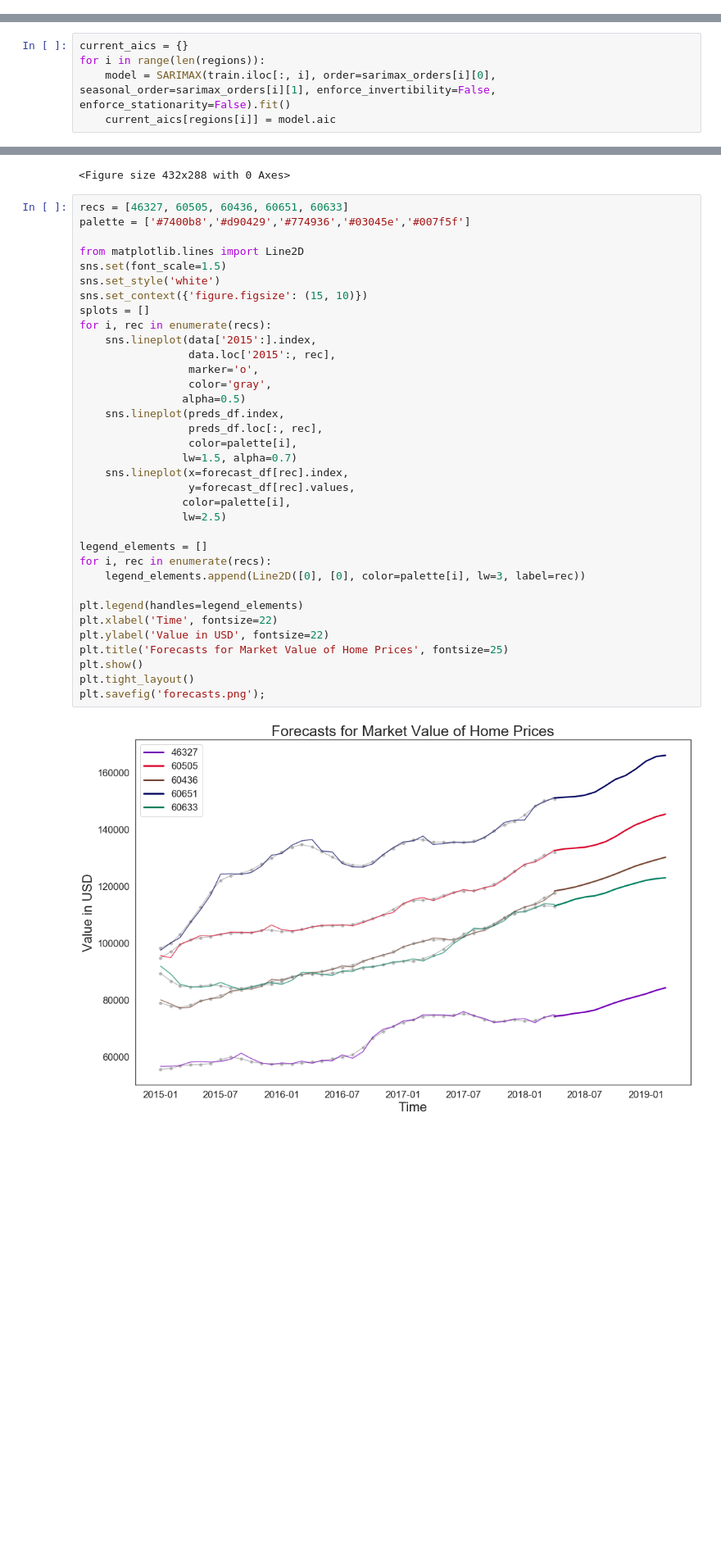
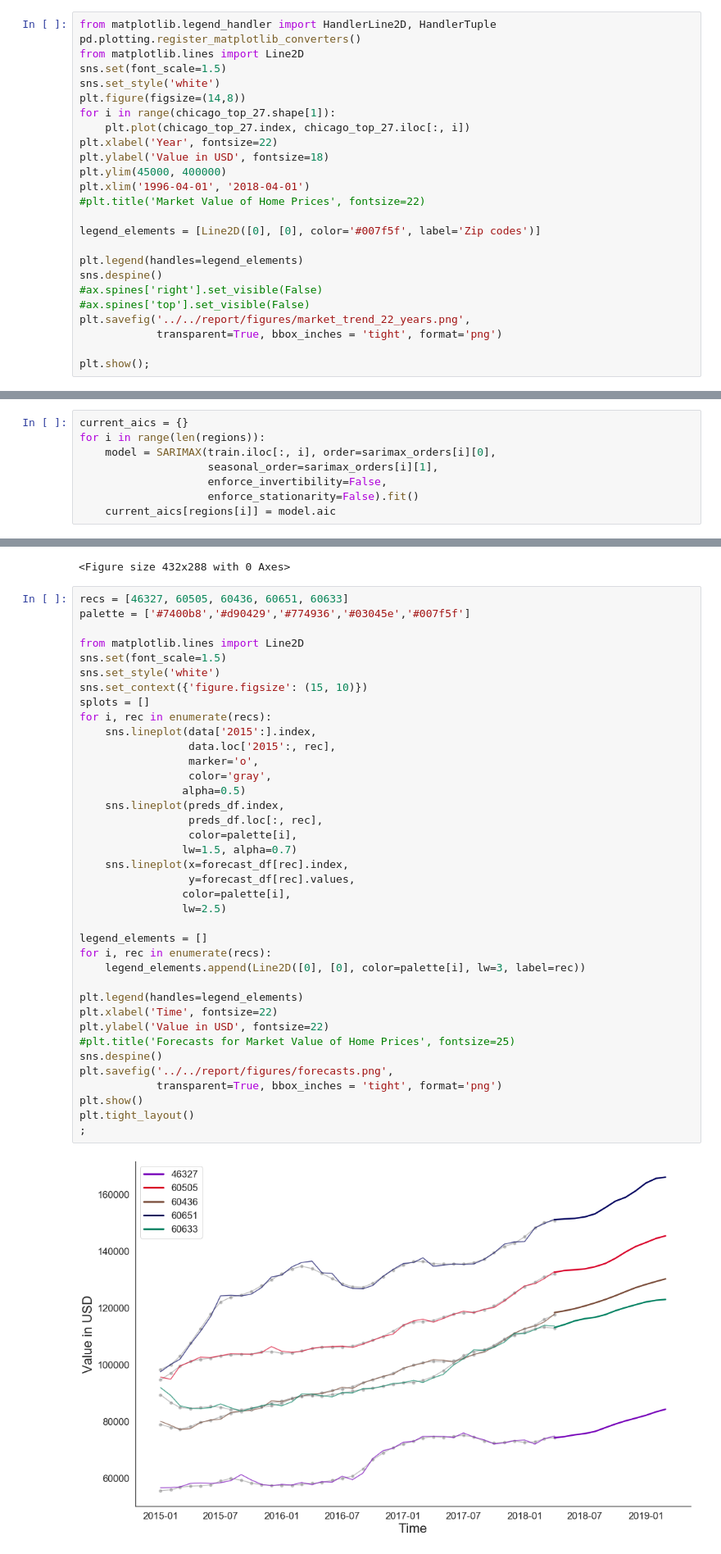
Before and after one commit to mattcarr17/time_series_project, a Jupyter notebook: notebooks/exploratory/04_ll_models.ipynb, the cells around one changed output, grey strips where cells are left out. Shown at 82% size. Saved outputs shown, nothing was run; the diff lists cells and outputs as text; blank space fills up the shorter version.

```diff
--- a/notebooks/exploratory/04_ll_models.ipynb
+++ b/notebooks/exploratory/04_ll_models.ipynb
@@ -93,0 +96,25 @@ for region in regions:
+# %%
+from matplotlib.legend_handler import HandlerLine2D, HandlerTuple
+pd.plotting.register_matplotlib_converters()
+from matplotlib.lines import Line2D
+sns.set(font_scale=1.5)
+sns.set_style('white')
+plt.figure(figsize=(14,8))
+for i in range(chicago_top_27.shape[1]):
+    plt.plot(chicago_top_27.index, chicago_top_27.iloc[:, i])
+plt.xlabel('Year', fontsize=22)
+plt.ylabel('Value in USD', fontsize=18)
+plt.ylim(45000, 400000)
+plt.xlim('1996-04-01', '2018-04-01')
+#plt.title('Market Value of Home Prices', fontsize=22)
+
+legend_elements = [Line2D([0], [0], color='#007f5f', label='Zip codes')]
+
+plt.legend(handles=legend_elements)
+sns.despine()
+#ax.spines['right'].set_visible(False)
+#ax.spines['top'].set_visible(False)
+plt.savefig('../../report/figures/market_trend_22_years.png',
+            transparent=True, bbox_inches = 'tight', format='png')
+
+plt.show();
@@ -307,7 +336,10 @@ params_list
 # %%
 current_aics = {}
 for i in range(len(regions)):
-    model = SARIMAX(train.iloc[:, i], order=sarimax_orders[i][0], seasonal_order=sarimax_orders[i][1], enforce_invertibility=False, enforce_stationarity=False).fit()
+    model = SARIMAX(train.iloc[:, i], order=sarimax_orders[i][0],
+                    seasonal_order=sarimax_orders[i][1],
+                    enforce_invertibility=False,
+                    enforce_stationarity=False).fit()
     current_aics[regions[i]] = model.aic
 # %%
 current_aics
@@ -629,33 +661,36 @@ palette = ['#7400b8','#d90429','#774936','#03045e','#007f5f']
 from matplotlib.lines import Line2D
 sns.set(font_scale=1.5)
 sns.set_style('white')
 sns.set_context({'figure.figsize': (15, 10)})
 splots = []
 for i, rec in enumerate(recs):
     sns.lineplot(data['2015':].index,
                  data.loc['2015':, rec],
                  marker='o',
                  color='gray',
                 alpha=0.5)
     sns.lineplot(preds_df.index,
                  preds_df.loc[:, rec],
                  color=palette[i],
                 lw=1.5, alpha=0.7)
     sns.lineplot(x=forecast_df[rec].index,
                  y=forecast_df[rec].values,
                 color=palette[i],
                 lw=2.5)
 
 legend_elements = []
 for i, rec in enumerate(recs):
     legend_elements.append(Line2D([0], [0], color=palette[i], lw=3, label=rec))
 
 plt.legend(handles=legend_elements)
 plt.xlabel('Time', fontsize=22)
 plt.ylabel('Value in USD', fontsize=22)
-plt.title('Forecasts for Market Value of Home Prices', fontsize=25)
+#plt.title('Forecasts for Market Value of Home Prices', fontsize=25)
+sns.despine()
+plt.savefig('../../report/figures/forecasts.png',
+            transparent=True, bbox_inches = 'tight', format='png')
 plt.show()
 plt.tight_layout()
-plt.savefig('forecasts.png');
+;
 # %% [output]
-[figure, old version]
+[figure, new version]
```
Also changed, not shown: parts of 5 cells of this notebook, 6 other files.
